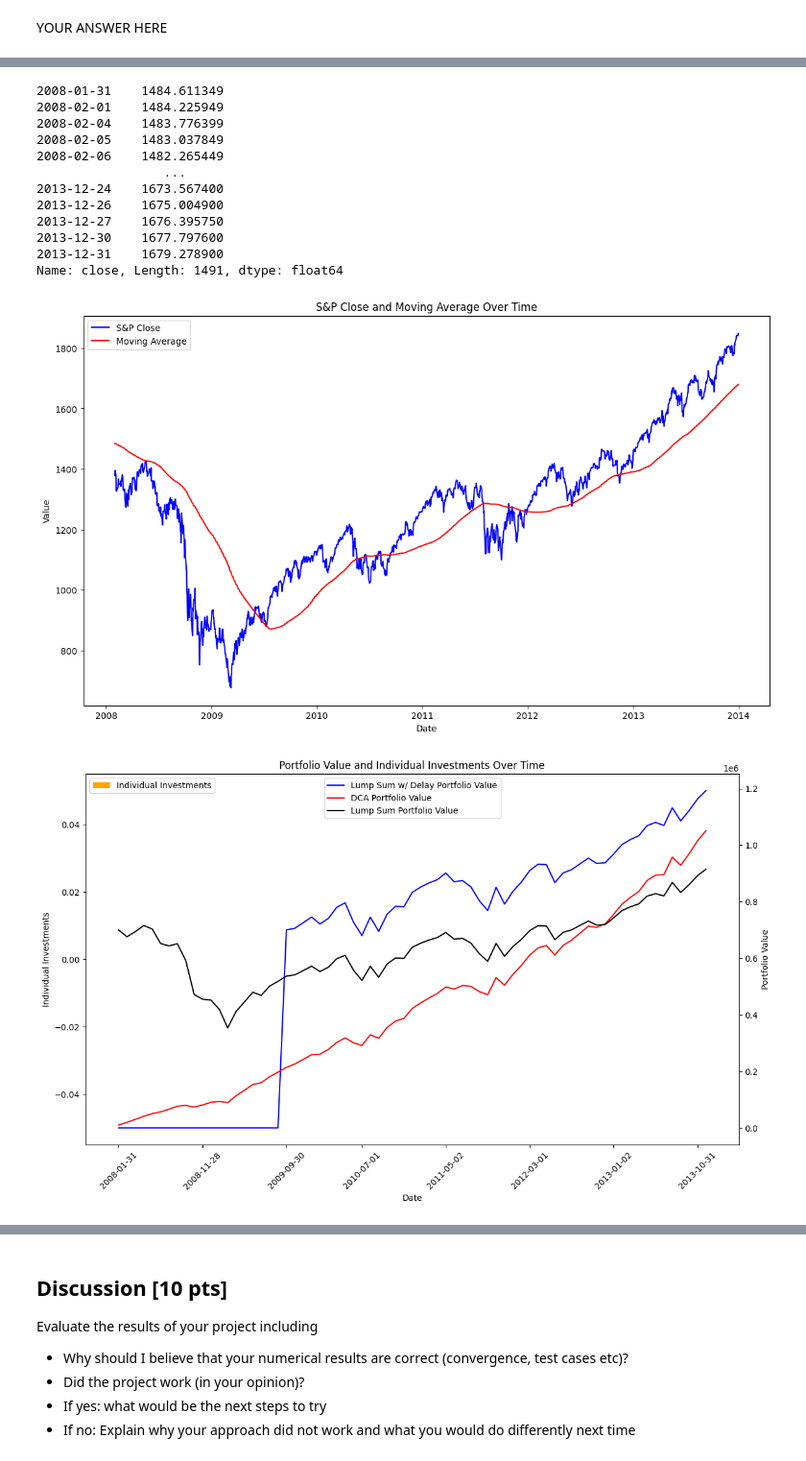
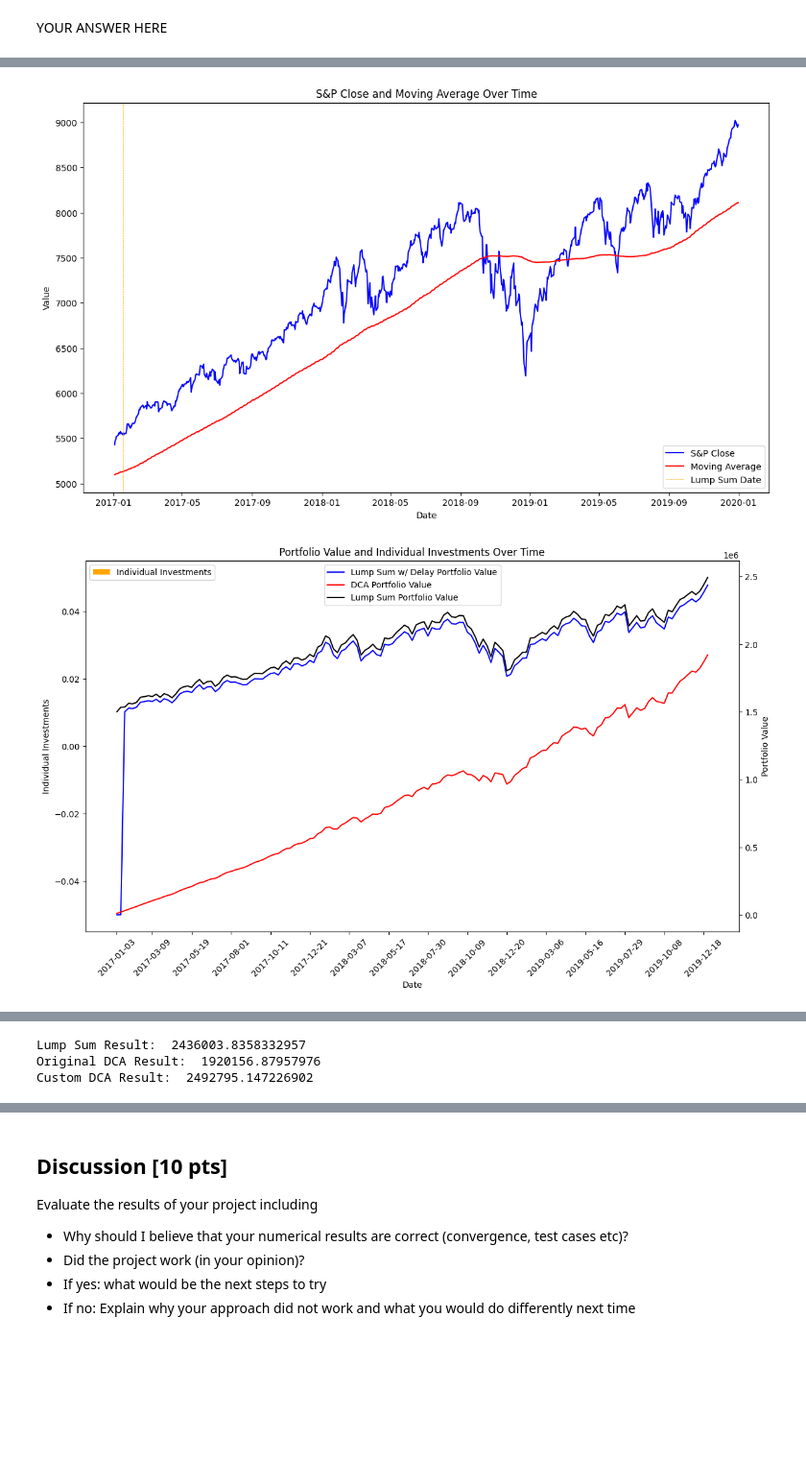
Before and after one commit to jaymay2002/OptimalInvesting, a Jupyter notebook: project.ipynb, the cells around one changed output, grey strips where cells are left out. Shown at 96% size. Drawn from its saved outputs; the diff is of its cells as text; code cells hidden in the pictures; blank space fills up the shorter version.

```diff
--- a/project.ipynb
+++ b/project.ipynb
@@ -131,13 +152,7 @@ custom_tickers = [
     "^DJI",    # Dow Jones Industrial Average (DJI)
     "^GSPC",   # S&P 500
     "^IXIC",   # NASDAQ Composite
-    "^FTSE",   # FTSE 100
-    "^RUT",   # RUT
-    #"^N225",
-    #"^RMCC",
-    #"^MID"
 ]
-
 
 # Fetch data for each ticker
 stock_data = {}
@@ -148,4 +163,4 @@ for ticker in custom_tickers:
     except AssertionError as e:
         print(f"No data found for {ticker}: {e}")
 
-sandp_time = stock_data["^GSPC"]
+sandp_time = stock_data["^IXIC"]
@@ -703,30 +399,18 @@ def dca_analysis(sandp_time, moving_average_window, time_interval, start_date, e
 # %%
-#Example where waiting to lump-sum is better
+#Example where lump-sum at the start is better
+
 moving_average_window = 200
-time_interval = 21
-start_date = '2008-01-31'
-end_date = '2014-01-01'
+time_interval = 5
+start_date = '2016-12-31'
+end_date = '2020-01-01'
 initial_investment = 10000
 show_graph = True
-slope_val = 0.001
-days_val = 2
+weeks_val = 2
 
-result = dca_analysis(sandp_time, moving_average_window, time_interval, start_date, end_date, initial_investment, show_graph, slope_val, days_val)
+result = dca_analysis(sandp_time, moving_average_window, time_interval, start_date, end_date, initial_investment, show_graph, weeks_val)
 print("Lump Sum Result: ", result[0])
 print("Original DCA Result: ", result[1])
 print("Custom DCA Result: ", result[2])
 # %% [output]
-2008-01-31    1484.611349
-2008-02-01    1484.225949
-2008-02-04    1483.776399
-2008-02-05    1483.037849
-2008-02-06    1482.265449
-                 ...
-2013-12-24    1673.567400
-2013-12-26    1675.004900
-2013-12-27    1676.395750
-2013-12-30    1677.797600
-2013-12-31    1679.278900
-Name: close, Length: 1491, dtype: float64
-[figure, old version]
+[figure, new version]
-[figure, old version]
+[figure, new version]
@@ -735,0 +417,3 @@ Custom DCA Result:  914460.8265485012
+Lump Sum Result:  2436003.8358332957
+Original DCA Result:  1920156.87957976
+Custom DCA Result:  2492795.147226902
```
Also changed, not shown: parts of 35 cells of this notebook.
